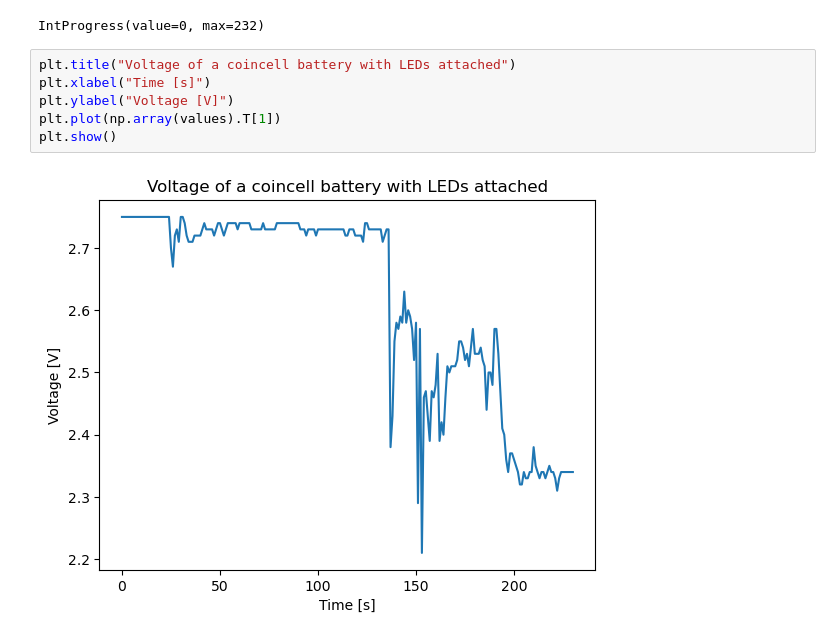
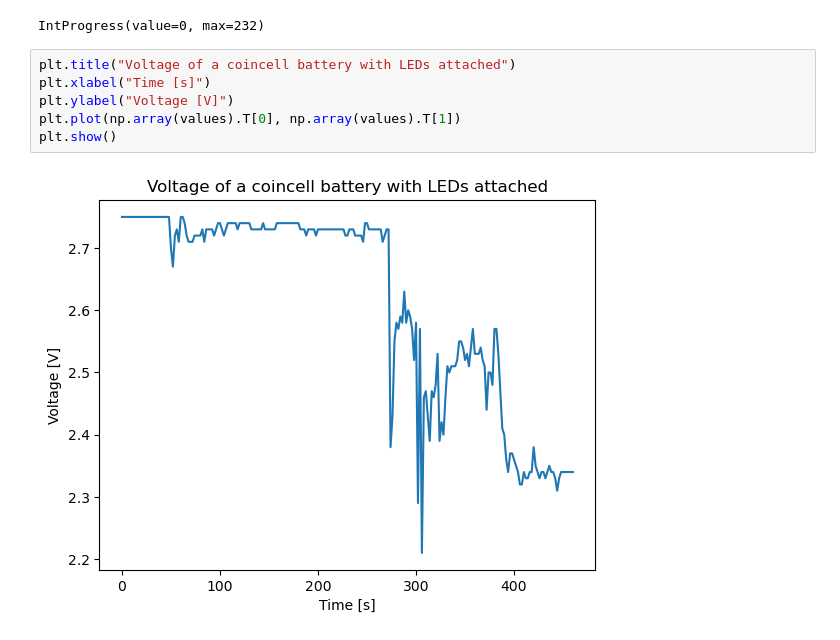
Before and after one commit to prenone/MultimeterReader, a Jupyter notebook: multimeter_reader.ipynb, the cells around one changed output. Saved outputs shown, nothing was run; the diff lists cells and outputs as text.

Commit message:
Fixed time axis in the final plot

```diff
--- a/multimeter_reader.ipynb
+++ b/multimeter_reader.ipynb
@@ -237,8 +236,8 @@ IntProgress(value=0, max=232)
 # %%
 plt.title("Voltage of a coincell battery with LEDs attached")
 plt.xlabel("Time [s]")
 plt.ylabel("Voltage [V]")
-plt.plot(np.array(values).T[1])
+plt.plot(np.array(values).T[0], np.array(values).T[1])
 plt.show()
 # %% [output]
-[figure, old version]
+[figure, new version]
```
Also changed, not shown: parts of 2 cells of this notebook.
